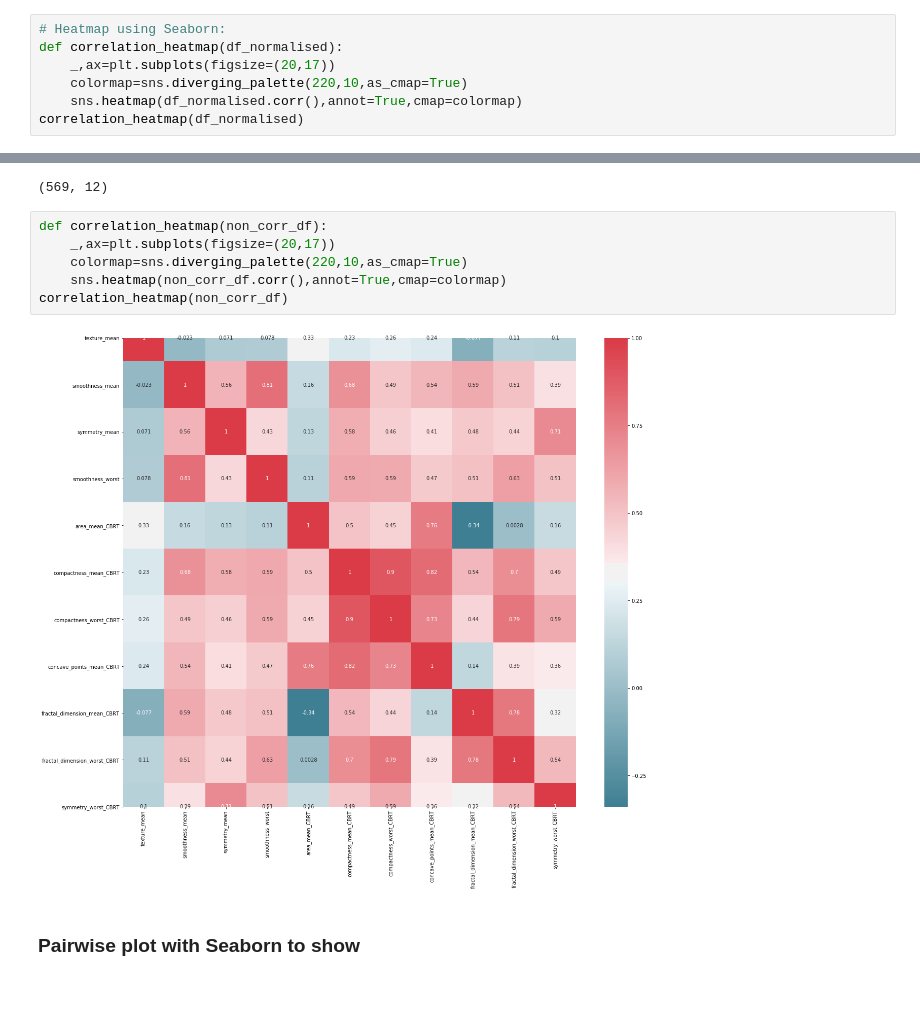
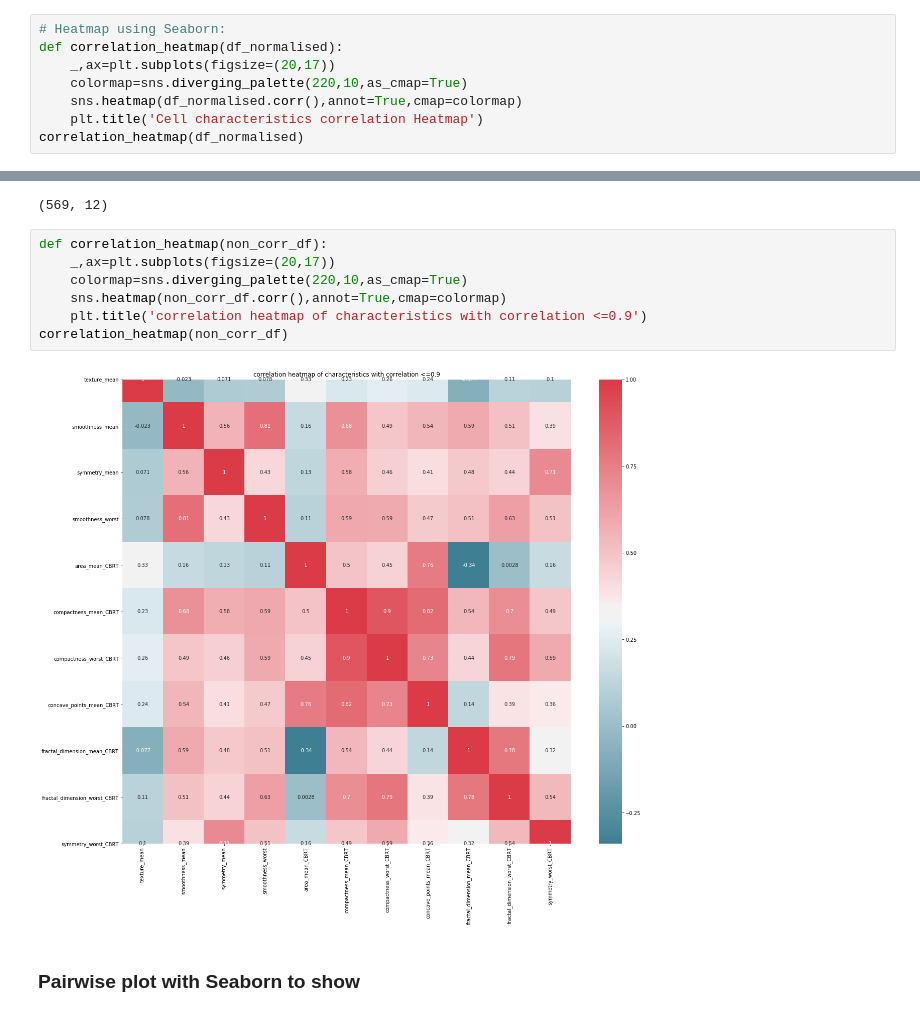
Before and after one commit to algakovic/Breast-Cancer-Kaggle, a Jupyter notebook: Project_Notebook.ipynb, the cells around one changed output, grey strips where cells are left out. Saved outputs shown, nothing was run; the diff lists cells and outputs as text.

```diff
--- a/Project_Notebook.ipynb
+++ b/Project_Notebook.ipynb
@@ -302,5 +302,6 @@ def correlation_heatmap(df_normalised):
     _,ax=plt.subplots(figsize=(20,17))
     colormap=sns.diverging_palette(220,10,as_cmap=True)
     sns.heatmap(df_normalised.corr(),annot=True,cmap=colormap)
+    plt.title('Cell characteristics correlation Heatmap')
 correlation_heatmap(df_normalised)
 # %% [output]
@@ -357,11 +359,12 @@ memory usage: 53.5+ KB
 # %%
 def correlation_heatmap(non_corr_df):
     _,ax=plt.subplots(figsize=(20,17))
     colormap=sns.diverging_palette(220,10,as_cmap=True)
     sns.heatmap(non_corr_df.corr(),annot=True,cmap=colormap)
+    plt.title('correlation heatmap of characteristics with correlation <=0.9')
 correlation_heatmap(non_corr_df)
 # %% [output]
-[figure, old version]
+[figure, new version]
 # %% [markdown]
 ### Pairwise plot with Seaborn to show
 # %%
```
Also changed, not shown: parts of 9 cells of this notebook.
